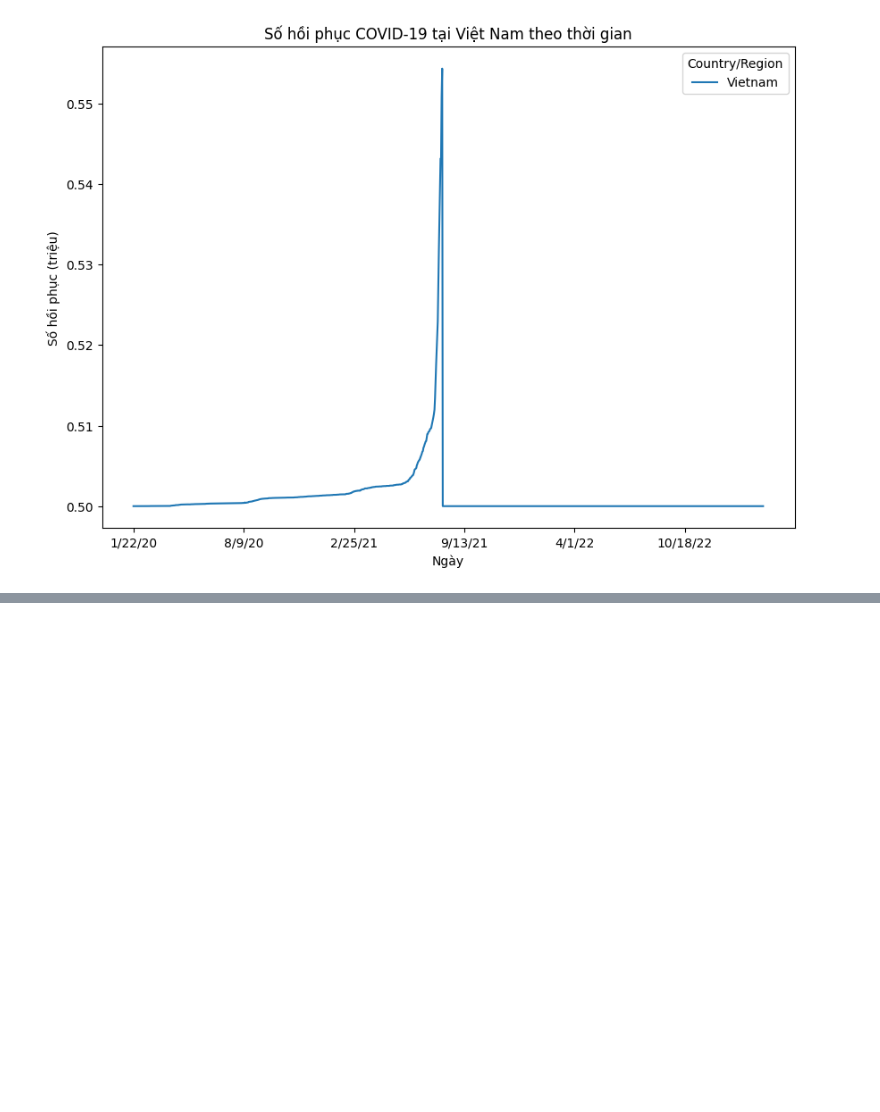
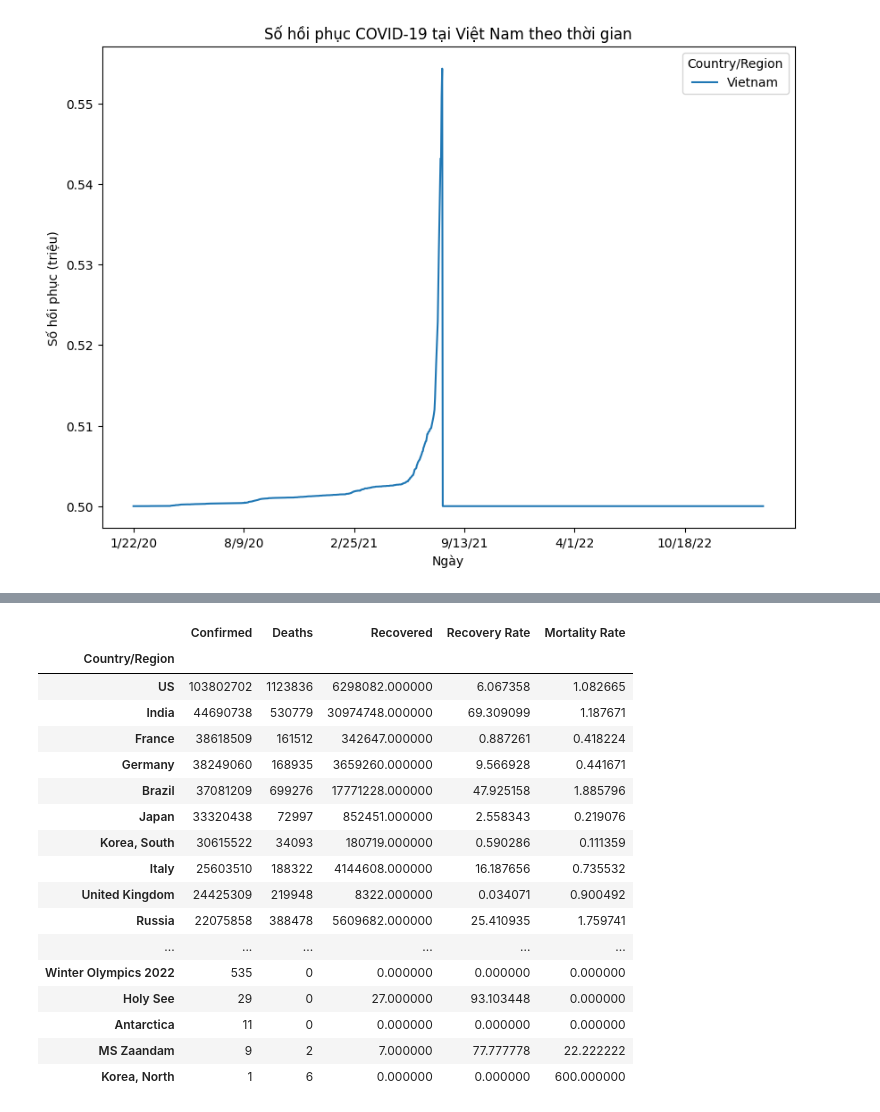
Before and after one commit to TANGTHEMANH/phan_tich_du_lieu, a Jupyter notebook: coronavirus_analytics.ipynb, the cells around one changed output, grey strips where cells are left out. Saved outputs shown, nothing was run; the diff lists cells and outputs as text; code cells hidden in the pictures; blank space fills up the shorter version.

```diff
--- a/coronavirus_analytics.ipynb
+++ b/coronavirus_analytics.ipynb
@@ -688,0 +764,29 @@ plt.show()
+# %%
+statewise = pd.pivot_table(df_merged, values = ['Confirmed','Deaths','Recovered'],index = 'Country/Region', aggfunc = max )
+# %%
+statewise['Recovery Rate'] = statewise['Recovered']*100/statewise['Confirmed']
+# %%
+statewise['Mortality Rate'] = statewise['Deaths']*100/statewise['Confirmed']
+# %%
+statewise = statewise.sort_values(by = "Confirmed", ascending = False)
+# %%
+statewise.style.background_gradient(cmap = "cubehelix")
+# %% [output]
+|  | Confirmed | Deaths | Recovered | Recovery Rate | Mortality Rate |
+| Country/Region |  |  |  |  |  |
+| US | 103802702 | 1123836 | 6298082.000000 | 6.067358 | 1.082665 |
+| India | 44690738 | 530779 | 30974748.000000 | 69.309099 | 1.187671 |
+| France | 38618509 | 161512 | 342647.000000 | 0.887261 | 0.418224 |
+| Germany | 38249060 | 168935 | 3659260.000000 | 9.566928 | 0.441671 |
+| Brazil | 37081209 | 699276 | 17771228.000000 | 47.925158 | 1.885796 |
+| Japan | 33320438 | 72997 | 852451.000000 | 2.558343 | 0.219076 |
+| Korea, South | 30615522 | 34093 | 180719.000000 | 0.590286 | 0.111359 |
+| Italy | 25603510 | 188322 | 4144608.000000 | 16.187656 | 0.735532 |
+| United Kingdom | 24425309 | 219948 | 8322.000000 | 0.034071 | 0.900492 |
+| Russia | 22075858 | 388478 | 5609682.000000 | 25.410935 | 1.759741 |
+| ... | ... | ... | ... | ... | ... |
+| Winter Olympics 2022 | 535 | 0 | 0.000000 | 0.000000 | 0.000000 |
+| Holy See | 29 | 0 | 27.000000 | 93.103448 | 0.000000 |
+| Antarctica | 11 | 0 | 0.000000 | 0.000000 | 0.000000 |
+| MS Zaandam | 9 | 2 | 7.000000 | 77.777778 | 22.222222 |
+| Korea, North | 1 | 6 | 0.000000 | 0.000000 | 600.000000 |
```
Also changed, not shown: parts of 10 cells of this notebook.
